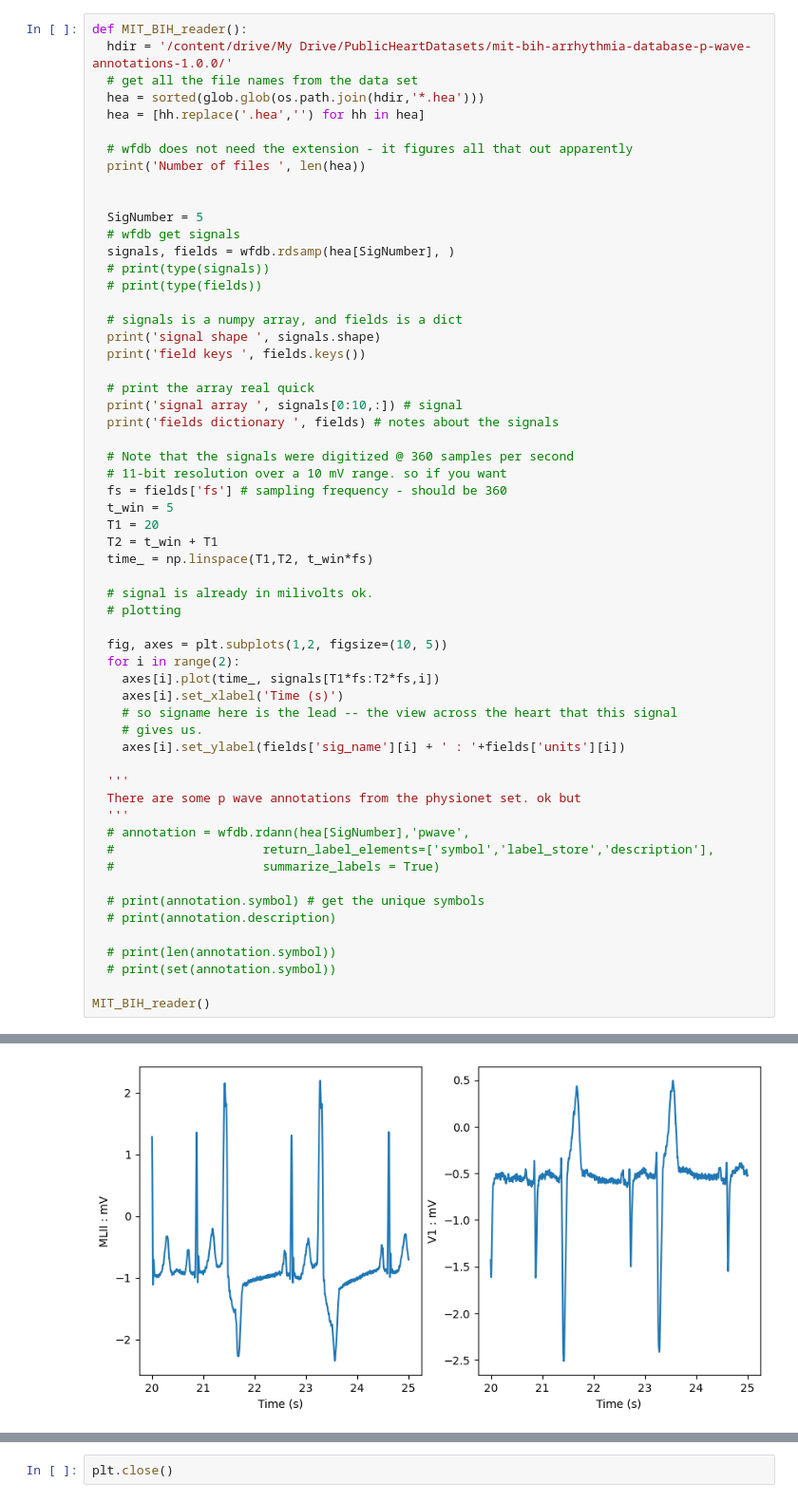
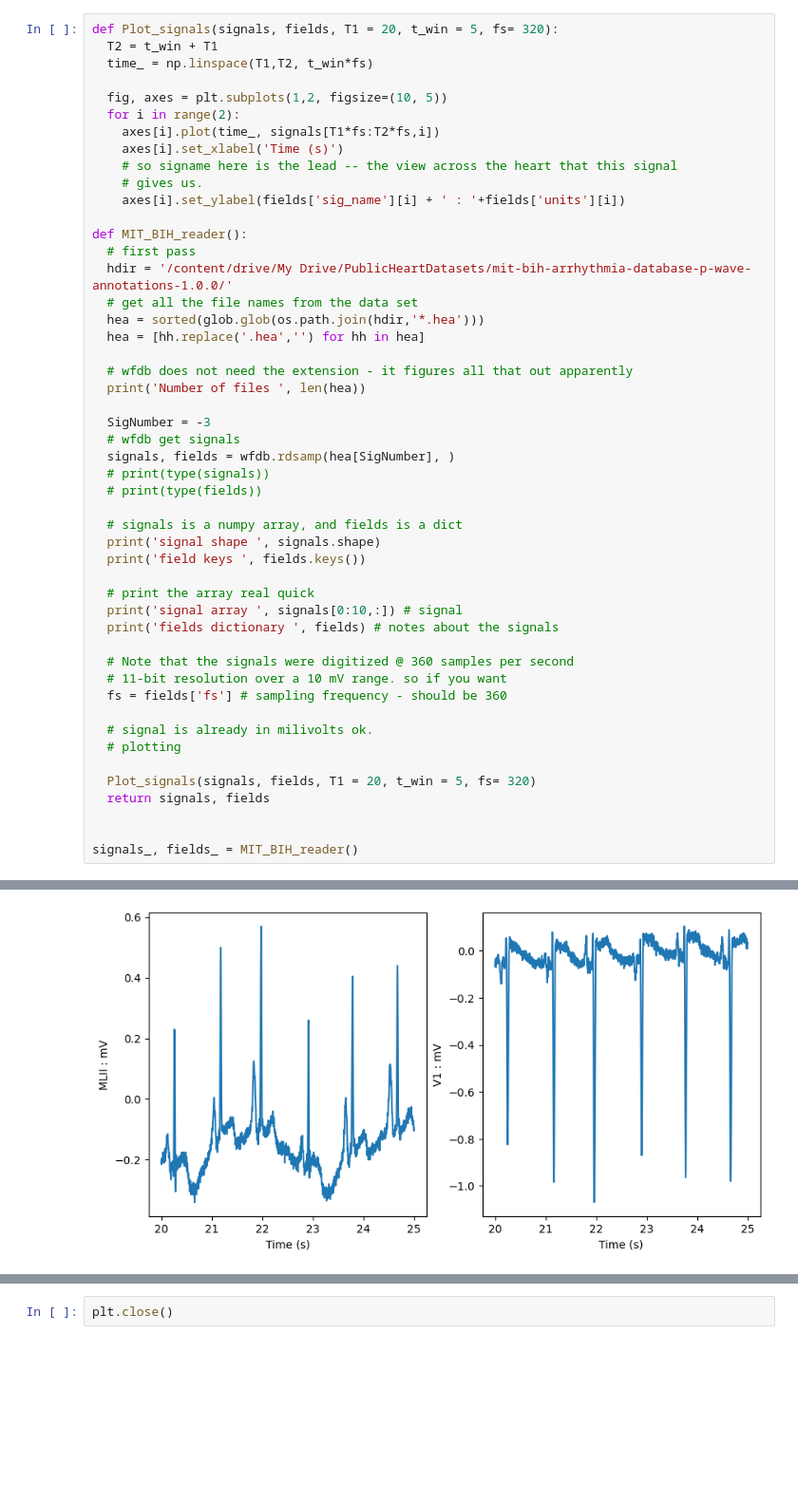
Before and after one commit to nuEGil/NotesOnTextTasks, a Jupyter notebook: CardiacSignalsStuff.ipynb, the cells around one changed output, grey strips where cells are left out. Shown: that part at 95% size. Cells and saved outputs as stored; diff of their text form; blank space fills up the shorter version.

```diff
--- a/CardiacSignalsStuff.ipynb
+++ b/CardiacSignalsStuff.ipynb
@@ -54,5 +58,18 @@ import matplotlib.pyplot as plt
 # %%
+def Plot_signals(signals, fields, T1 = 20, t_win = 5, fs= 320):
+  T2 = t_win + T1
+  time_ = np.linspace(T1,T2, t_win*fs)
+
+  fig, axes = plt.subplots(1,2, figsize=(10, 5))
+  for i in range(2):
+    axes[i].plot(time_, signals[T1*fs:T2*fs,i])
+    axes[i].set_xlabel('Time (s)')
+    # so signame here is the lead -- the view across the heart that this signal
+    # gives us.
+    axes[i].set_ylabel(fields['sig_name'][i] + ' : '+fields['units'][i])
+
 def MIT_BIH_reader():
+  # first pass
   hdir = '/content/drive/My Drive/PublicHeartDatasets/mit-bih-arrhythmia-database-p-wave-annotations-1.0.0/'
   # get all the file names from the data set
   hea = sorted(glob.glob(os.path.join(hdir,'*.hea')))
@@ -61,8 +78,7 @@ def MIT_BIH_reader():
   # wfdb does not need the extension - it figures all that out apparently
   print('Number of files ', len(hea))
 
-
-  SigNumber = 5
+  SigNumber = -3
   # wfdb get signals
   signals, fields = wfdb.rdsamp(hea[SigNumber], )
   # print(type(signals))
@@ -79,36 +95,15 @@ def MIT_BIH_reader():
   # Note that the signals were digitized @ 360 samples per second
   # 11-bit resolution over a 10 mV range. so if you want
   fs = fields['fs'] # sampling frequency - should be 360
-  t_win = 5
-  T1 = 20
-  T2 = t_win + T1
-  time_ = np.linspace(T1,T2, t_win*fs)
 
   # signal is already in milivolts ok.
   # plotting
 
-  fig, axes = plt.subplots(1,2, figsize=(10, 5))
-  for i in range(2):
-    axes[i].plot(time_, signals[T1*fs:T2*fs,i])
-    axes[i].set_xlabel('Time (s)')
-    # so signame here is the lead -- the view across the heart that this signal
-    # gives us.
-    axes[i].set_ylabel(fields['sig_name'][i] + ' : '+fields['units'][i])
+  Plot_signals(signals, fields, T1 = 20, t_win = 5, fs= 320)
+  return signals, fields
 
-  '''
-  There are some p wave annotations from the physionet set. ok but
-  '''
-  # annotation = wfdb.rdann(hea[SigNumber],'pwave',
-  #                    return_label_elements=['symbol','label_store','description'],
-  #                    summarize_labels = True)
 
-  # print(annotation.symbol) # get the unique symbols
-  # print(annotation.description)
-
-  # print(len(annotation.symbol))
-  # print(set(annotation.symbol))
-
-MIT_BIH_reader()
+signals_, fields_ = MIT_BIH_reader()
 # %% [output]
 Number of files  12
 signal shape  (650000, 2)
@@ -127 +122 @@ fields dictionary  {'fs': 360, 'sig_len': 650000, 'n_sig': 2, 'base_date': None,
-[figure, old version]
+[figure, new version]
```
Also changed, not shown: parts of 16 cells of this notebook.
